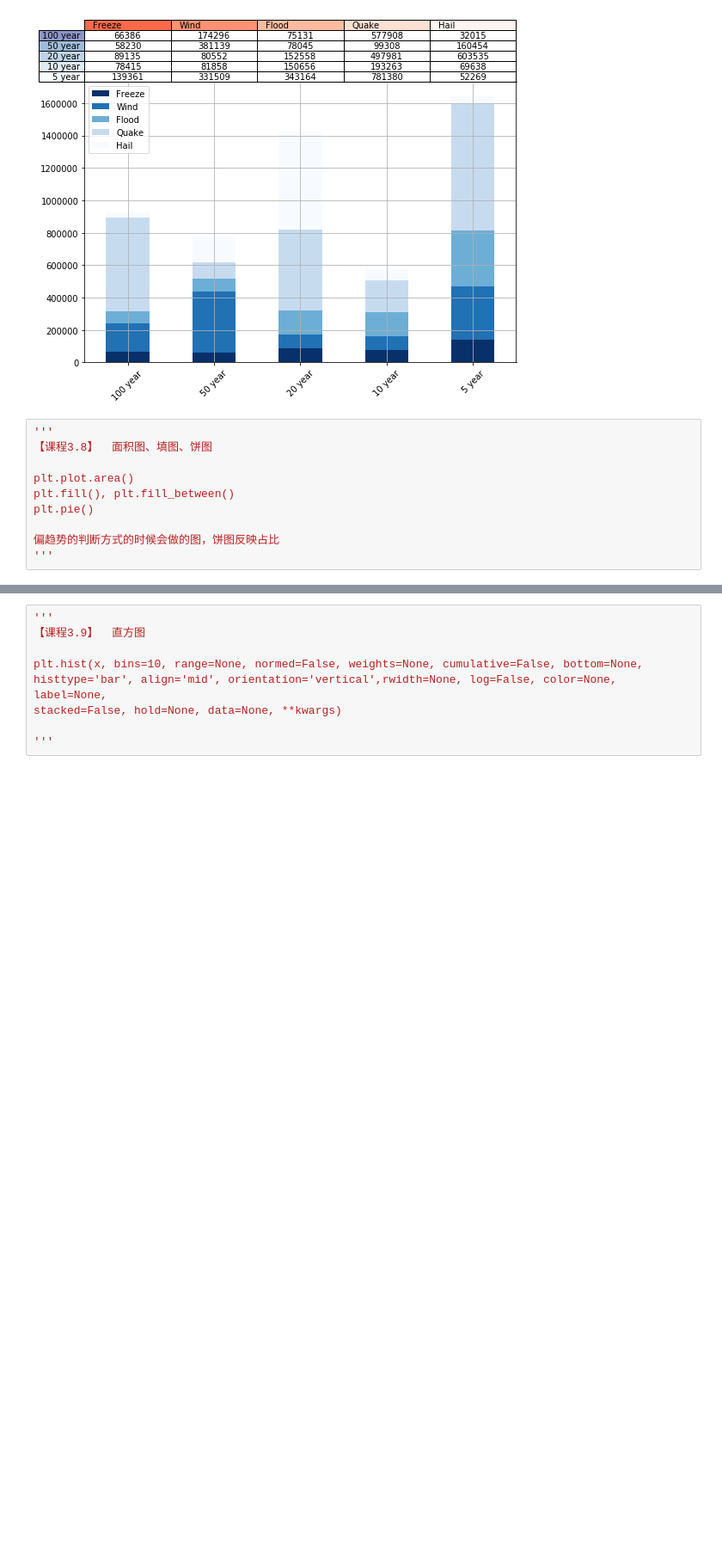
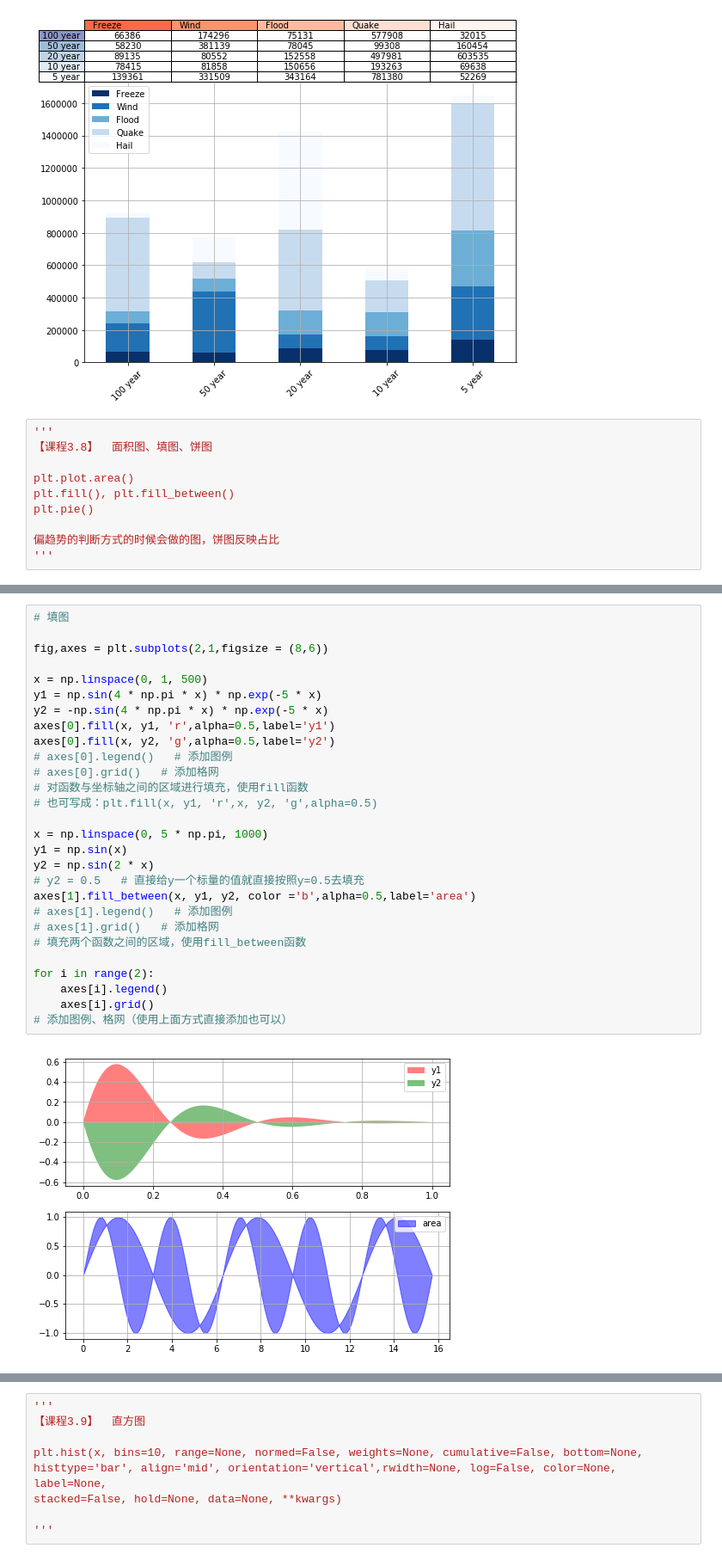
Before and after one commit to Mocha-Pudding/Python-DataAnalysis, a Jupyter notebook: CLASSDATA_Chapter01重点工具：数据解析/CH03图表绘制工具：Matplotlib/【个人笔记2】CH03图表绘制工具：Matplotlib_Part02.ipynb, the cells around one changed output, grey strips where cells are left out. Shown at 86% size. Saved outputs shown, nothing was run; the diff lists cells and outputs as text; blank space fills up the shorter version.

```diff
--- a/CLASSDATA_Chapter01重点工具：数据解析/CH03图表绘制工具：Matplotlib/【个人笔记2】CH03图表绘制工具：Matplotlib_Part02.ipynb
+++ b/CLASSDATA_Chapter01重点工具：数据解析/CH03图表绘制工具：Matplotlib/【个人笔记2】CH03图表绘制工具：Matplotlib_Part02.ipynb
@@ -364,0 +365,30 @@ df2.plot.area(stacked=False,colormap = 'Set2',alpha = 0.5,ax = axes[1])
+# %%
+# 填图
+
+fig,axes = plt.subplots(2,1,figsize = (8,6))
+
+x = np.linspace(0, 1, 500)
+y1 = np.sin(4 * np.pi * x) * np.exp(-5 * x)
+y2 = -np.sin(4 * np.pi * x) * np.exp(-5 * x)
+axes[0].fill(x, y1, 'r',alpha=0.5,label='y1')
+axes[0].fill(x, y2, 'g',alpha=0.5,label='y2')
+# axes[0].legend()   # 添加图例
+# axes[0].grid()   # 添加格网
+# 对函数与坐标轴之间的区域进行填充，使用fill函数
+# 也可写成：plt.fill(x, y1, 'r',x, y2, 'g',alpha=0.5)
+
+x = np.linspace(0, 5 * np.pi, 1000)
+y1 = np.sin(x)
+y2 = np.sin(2 * x)
+# y2 = 0.5   # 直接给y一个标量的值就直接按照y=0.5去填充
+axes[1].fill_between(x, y1, y2, color ='b',alpha=0.5,label='area')
+# axes[1].legend()   # 添加图例
+# axes[1].grid()   # 添加格网
+# 填充两个函数之间的区域，使用fill_between函数
+
+for i in range(2):
+    axes[i].legend()
+    axes[i].grid()
+# 添加图例、格网（使用上面方式直接添加也可以）
+# %% [output]
+[figure, added]
```
Also changed, not shown: parts of 2 cells of this notebook.
